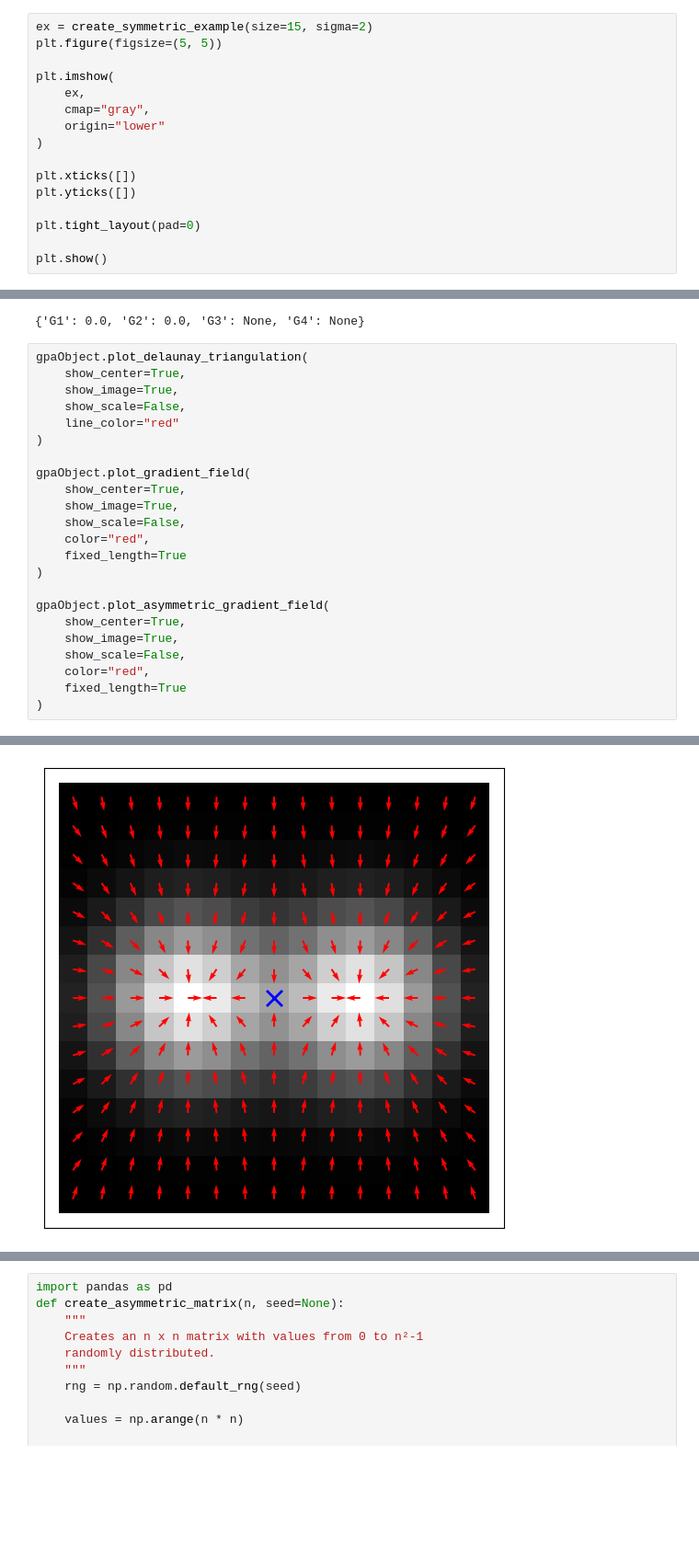
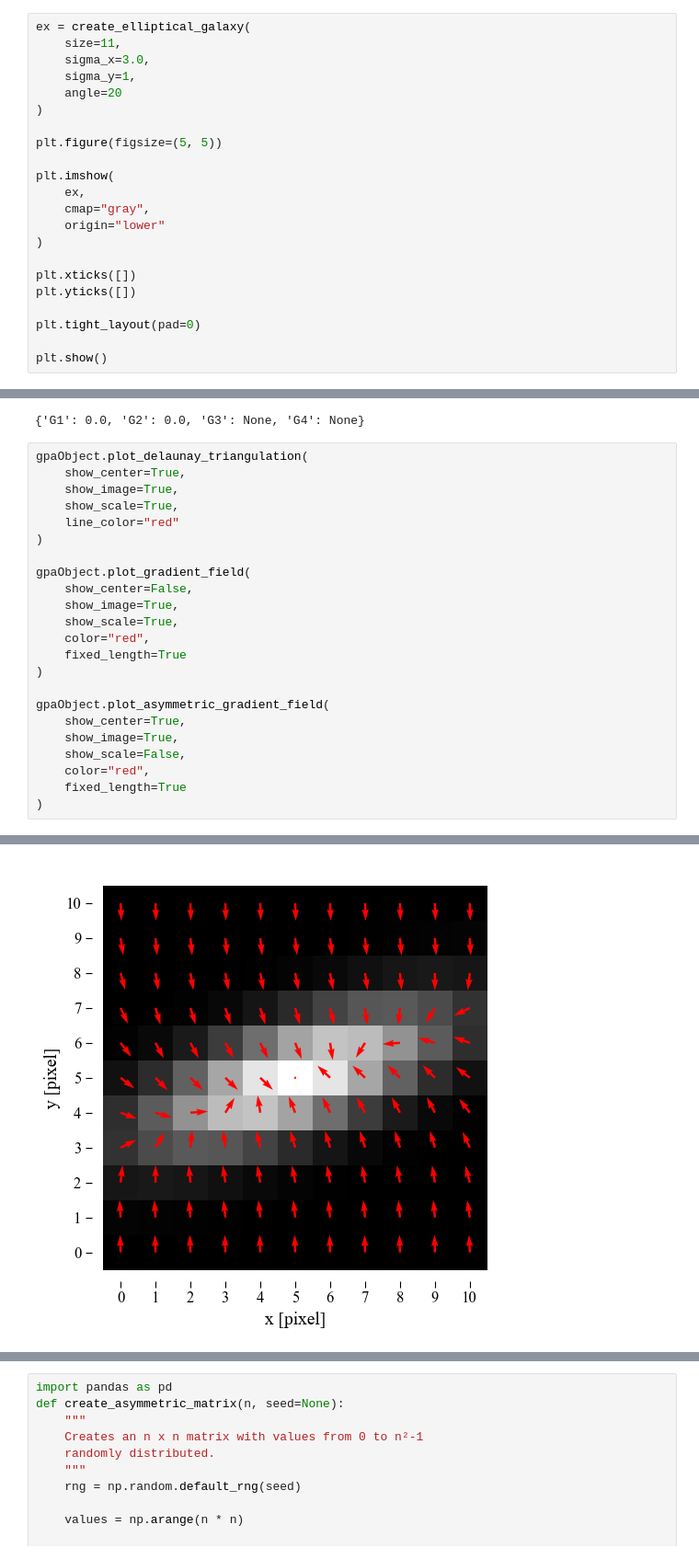
Before and after one commit to Desduh/gpa, a Jupyter notebook: Notebooks/gpa.ipynb, the cells around one changed output, grey strips where cells are left out. Shown at 92% size. Cells and saved outputs as stored; diff of their text form; blank space fills up the shorter version.

```diff
--- a/Notebooks/gpa.ipynb
+++ b/Notebooks/gpa.ipynb
@@ -3236,7 +3809,13 @@ def create_symmetric_example(size=21, sigma=2.0):
 
     return matrix
 # %%
-ex = create_symmetric_example(size=15, sigma=2)
+ex = create_elliptical_galaxy(
+    size=11,
+    sigma_x=3.0,
+    sigma_y=1,
+    angle=20
+)
+
 plt.figure(figsize=(5, 5))
 
 plt.imshow(
@@ -3262,27 +3992,27 @@ print(ga)
 # %%
 gpaObject.plot_delaunay_triangulation(
     show_center=True,
     show_image=True,
-    show_scale=False,
+    show_scale=True,
     line_color="red"
 )
 
 gpaObject.plot_gradient_field(
-    show_center=True,
+    show_center=False,
     show_image=True,
-    show_scale=False,
+    show_scale=True,
     color="red",
     fixed_length=True
 )
 
 gpaObject.plot_asymmetric_gradient_field(
     show_center=True,
     show_image=True,
     show_scale=False,
     color="red",
     fixed_length=True
 )
 # %% [output]
 No asymmetric gradient vectors remaining.
-[figure, old version]
+[figure, new version]
 No asymmetric gradient vectors remaining.
```
Also changed, not shown: parts of 19 cells of this notebook, 7 other files.
